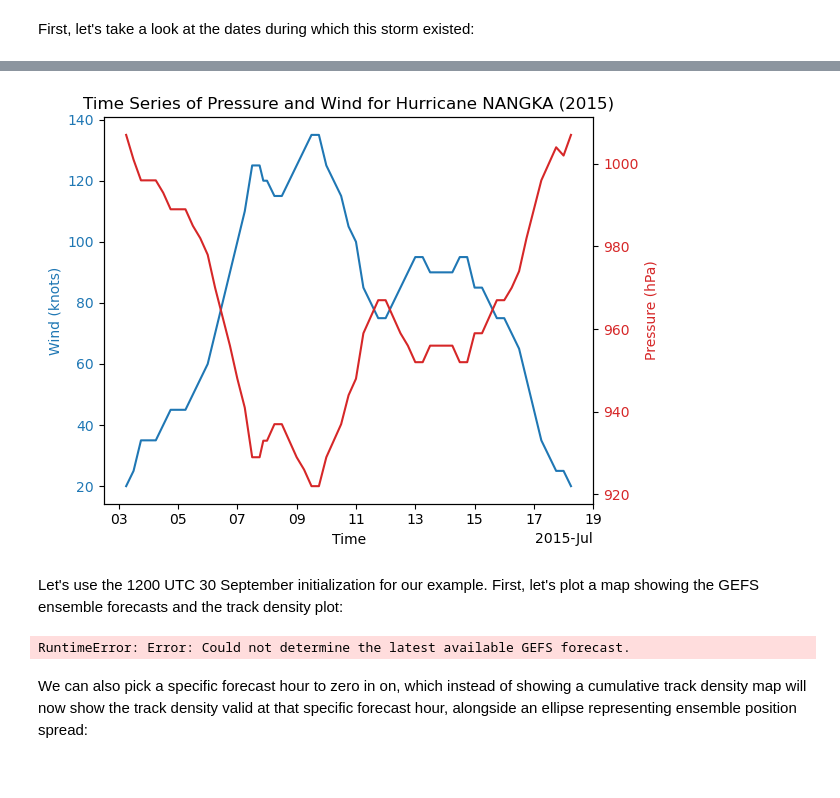
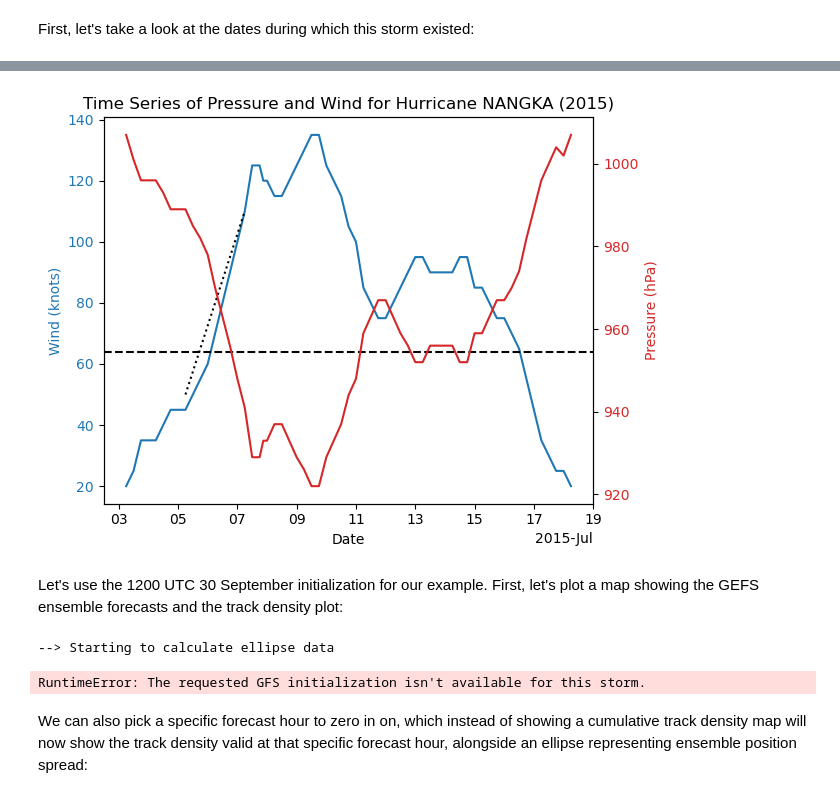
Before and after one commit to jhruppert/tc-crfrad, a Jupyter notebook: analysis/tropycal_storminfo.ipynb, the cells around one changed output, grey strips where cells are left out. Drawn from its saved outputs; the diff is of its cells as text; code cells hidden in the pictures.

```diff
--- a/analysis/tropycal_storminfo.ipynb
+++ b/analysis/tropycal_storminfo.ipynb
@@ -36,33 +49,58 @@ storm.plot()
 # %%
 # Extract time, pressure, and wind data
 times = storm['time']
 pressures = storm['mslp']
 winds = storm['vmax']
 
 # Create a figure and axis
 fig, ax1 = plt.subplots()
 
 ax1.xaxis.set_major_locator(mdates.AutoDateLocator())
 ax1.xaxis.set_major_formatter(mdates.ConciseDateFormatter(ax1.xaxis.get_major_locator()))
 
 # Plot wind data
-ax1.set_xlabel('Time')
+ax1.set_xlabel('Date')
 ax1.set_ylabel('Wind (knots)', color='tab:blue')
 ax1.plot(times, winds, color='tab:blue', label='Wind')
 ax1.tick_params(axis='y', labelcolor='tab:blue')
+
+# Add horizontal line for Category 1 hurricane
+ax1.axhline(y=64, color='black', linestyle='--', label='Category 5')
+
+# Color scatter points based on Saffir Simpson wind speed category
+# for i in range(len(winds)):
+#     if (winds[i] >= 137): # Category 5
+#         ax1.scatter(times[i], winds[i], color='purple')
+#     elif (winds[i] >= 113) & (winds[i] < 137): # Category 4
+#         ax1.scatter(times[i], winds[i], color='red')
+#     elif (winds[i] >= 96) & (winds[i] < 113): # Category 3
+#         ax1.scatter(times[i], winds[i], color='orange')
+#     elif (winds[i] >= 83) & (winds[i] < 96): # Category 2
+#         ax1.scatter(times[i], winds[i], color='yellow')
+#     elif (winds[i] >= 64) & (winds[i] < 82):
+#         ax1.scatter(times[i], winds[i], color='green')
+#     else:
+#         ax1.scatter(times[i], winds[i], color='blue')
+
+# Plot a line given two end points
+dt = np.array((times[5] - times[4]), dtype='timedelta64[h]')
+x0, y0 = np.datetime64(times[8]), 50
+rapid_int = 30
+x1, y1 = x0+np.timedelta64(2, 'D'), y0 + rapid_int*2
+ax1.plot([x0, x1], [y0, y1], color='black', linestyle=':', label='RI')
 
 # Create a second y-axis to plot pressure data
 ax2 = ax1.twinx()
 ax2.set_ylabel('Pressure (hPa)', color='tab:red')
 ax2.plot(times, pressures, color='tab:red', label='Pressure')
 ax2.tick_params(axis='y', labelcolor='tab:red')
 
 # Add a title and show the plot
 plt.title('Time Series of Pressure and Wind for Hurricane '+storm['name']+' ('+str(storm['year'])+')')
 fig.tight_layout()
 plt.show()
 # %% [output]
-[figure, old version]
+[figure, new version]
 # %% [markdown]
 Let's use the 1200 UTC 30 September initialization for our example. First, let's plot a map showing the GEFS ensemble forecasts and the track density plot:
 # %%
@@ -76,7 +114,8 @@ forecast_init = dt.datetime(2015,7,4,6)
 
 storm.plot_ensembles(forecast=forecast_init)
 # %% [output]
-RuntimeError: Error: Could not determine the latest available GEFS forecast.
+--> Starting to calculate ellipse data
+RuntimeError: The requested GFS initialization isn't available for this storm.
 # %% [markdown]
 We can also pick a specific forecast hour to zero in on, which instead of showing a cumulative track density map will now show the track density valid at that specific forecast hour, alongside an ellipse representing ensemble position spread:
 # %%
```
Also changed, not shown: parts of 4 cells of this notebook, 4 other files.
